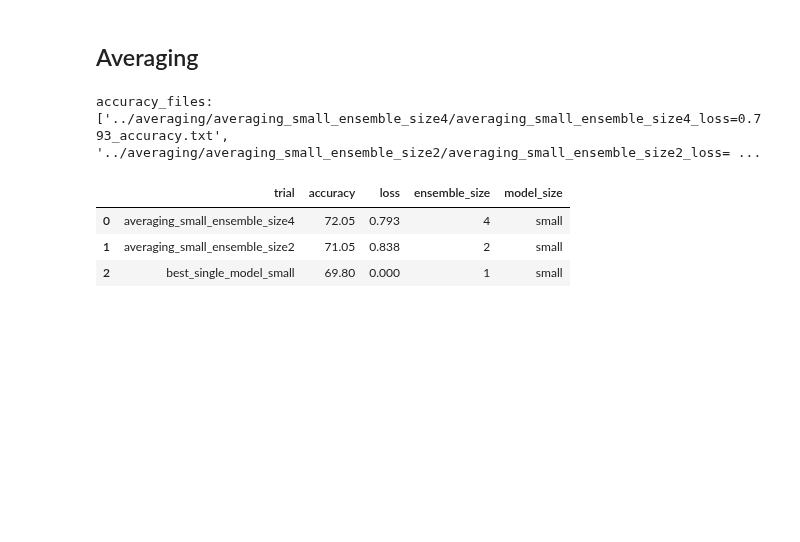
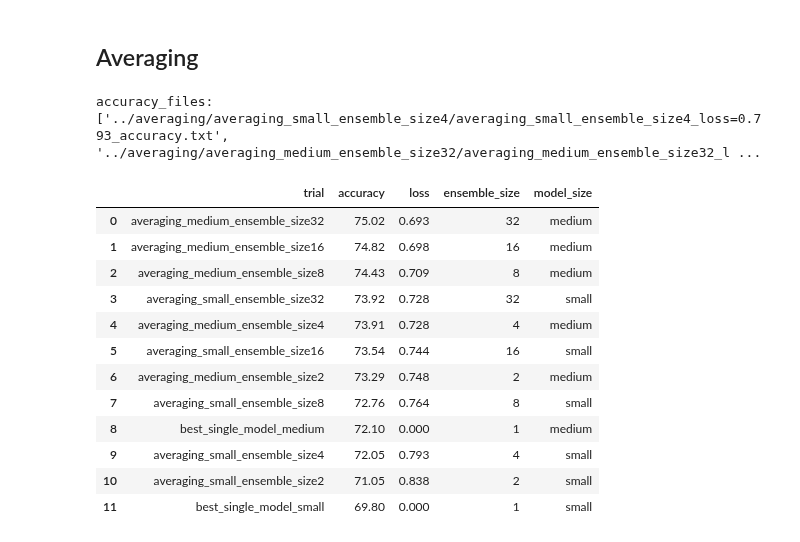
Before and after one commit to oliviaweng/logicnets, a Jupyter notebook: examples/jet_substructure/plots/analysis.ipynb, the cells around one changed output. Drawn from its saved outputs; the diff is of its cells as text; code cells hidden in the pictures; blank space fills up the shorter version.

```diff
--- a/examples/jet_substructure/plots/analysis.ipynb
+++ b/examples/jet_substructure/plots/analysis.ipynb
@@ -49,7 +49,7 @@ def parse_ensembling_experiment(experiment_dir):
         with open(results_file, "a") as f:
             f.write(f"{trial}, {acc:.2f}, {loss:.3f}, {ensemble_size},{model_size}\n")
     df = pd.read_csv(results_file)
-    df = df.sort_values("accuracy", ignore_index=True)
+    df = df.sort_values("accuracy", ignore_index=True, ascending=False)
     df.to_csv(results_file, index=False)
     return df
 # %% [markdown]
@@ -57,24 +57,42 @@ def parse_ensembling_experiment(experiment_dir):
 # %%
 experiment_dir = "../averaging"
 df = parse_ensembling_experiment(experiment_dir)
 best_single_model_small = {
     "trial": "best_single_model_small",
     "accuracy": 69.8,
     "loss": 0.0, # TODO: Update loss
     "ensemble_size": 1,
     "model_size": "small",
 }
+best_single_model_med = {
+    "trial": "best_single_model_medium",
+    "accuracy": 72.1,
+    "loss": 0.0, # TODO: Update loss
+    "ensemble_size": 1,
+    "model_size": "medium",
+}
 best_single_model_small_df = pd.DataFrame(best_single_model_small, index=[0])
+best_single_model_med_df = pd.DataFrame(best_single_model_med, index=[0])
 df = pd.concat([df, best_single_model_small_df], ignore_index=True)
+df = pd.concat([df, best_single_model_med_df], ignore_index=True)
 df = df.sort_values("accuracy", ignore_index=True, ascending=False)
 averaging_df = df
 df
 # %% [output]
-accuracy_files: ['../averaging/averaging_small_ensemble_size4/averaging_small_ensemble_size4_loss=0.793_accuracy.txt', '../averaging/averaging_small_ensemble_size2/averaging_small_ensemble_size2_loss= ...
+accuracy_files: ['../averaging/averaging_small_ensemble_size4/averaging_small_ensemble_size4_loss=0.793_accuracy.txt', '../averaging/averaging_medium_ensemble_size32/averaging_medium_ensemble_size32_l ...
 |  | trial | accuracy | loss | ensemble_size | model_size |
-| 0 | averaging_small_ensemble_size4 | 72.05 | 0.793 | 4 | small |
-| 1 | averaging_small_ensemble_size2 | 71.05 | 0.838 | 2 | small |
-| 2 | best_single_model_small | 69.80 | 0.000 | 1 | small |
+| 0 | averaging_medium_ensemble_size32 | 75.02 | 0.693 | 32 | medium |
+| 1 | averaging_medium_ensemble_size16 | 74.82 | 0.698 | 16 | medium |
+| 2 | averaging_medium_ensemble_size8 | 74.43 | 0.709 | 8 | medium |
+| 3 | averaging_small_ensemble_size32 | 73.92 | 0.728 | 32 | small |
+| 4 | averaging_medium_ensemble_size4 | 73.91 | 0.728 | 4 | medium |
+| 5 | averaging_small_ensemble_size16 | 73.54 | 0.744 | 16 | small |
+| 6 | averaging_medium_ensemble_size2 | 73.29 | 0.748 | 2 | medium |
+| 7 | averaging_small_ensemble_size8 | 72.76 | 0.764 | 8 | small |
+| 8 | best_single_model_medium | 72.10 | 0.000 | 1 | medium |
+| 9 | averaging_small_ensemble_size4 | 72.05 | 0.793 | 4 | small |
+| 10 | averaging_small_ensemble_size2 | 71.05 | 0.838 | 2 | small |
+| 11 | best_single_model_small | 69.80 | 0.000 | 1 | small |
 # %%
 """
 Line plot of accuracy vs ensemble size
```
Also changed, not shown: parts of 1 cell of this notebook, 48 other files.
